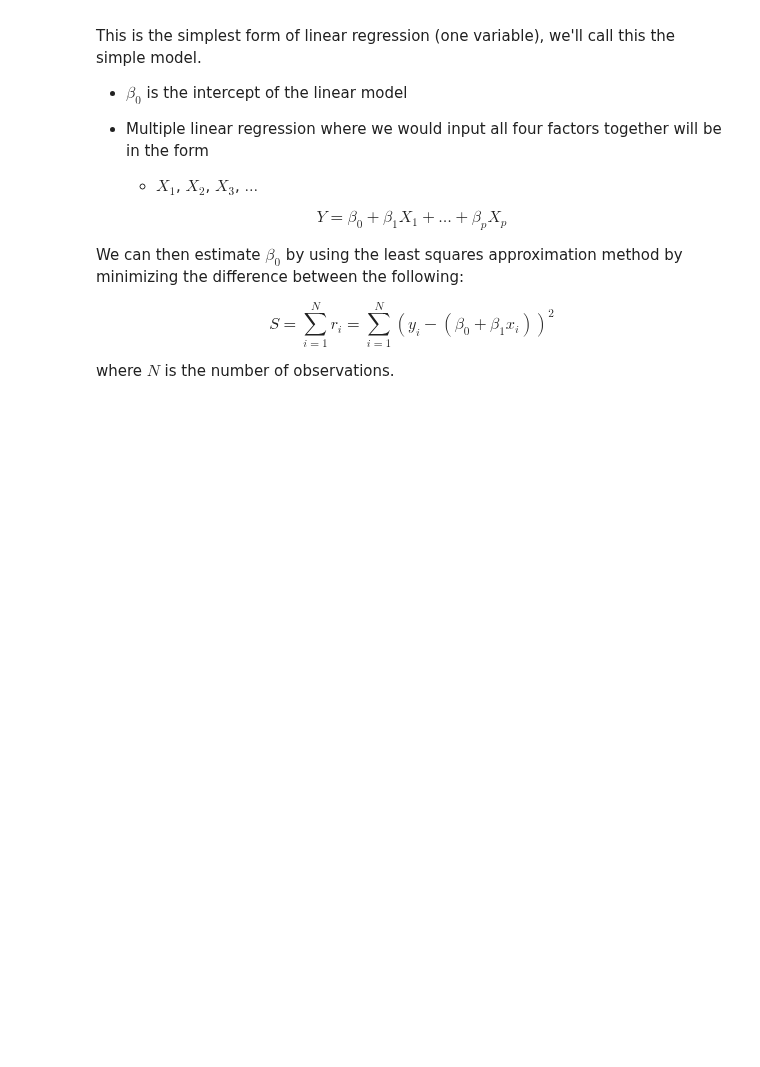
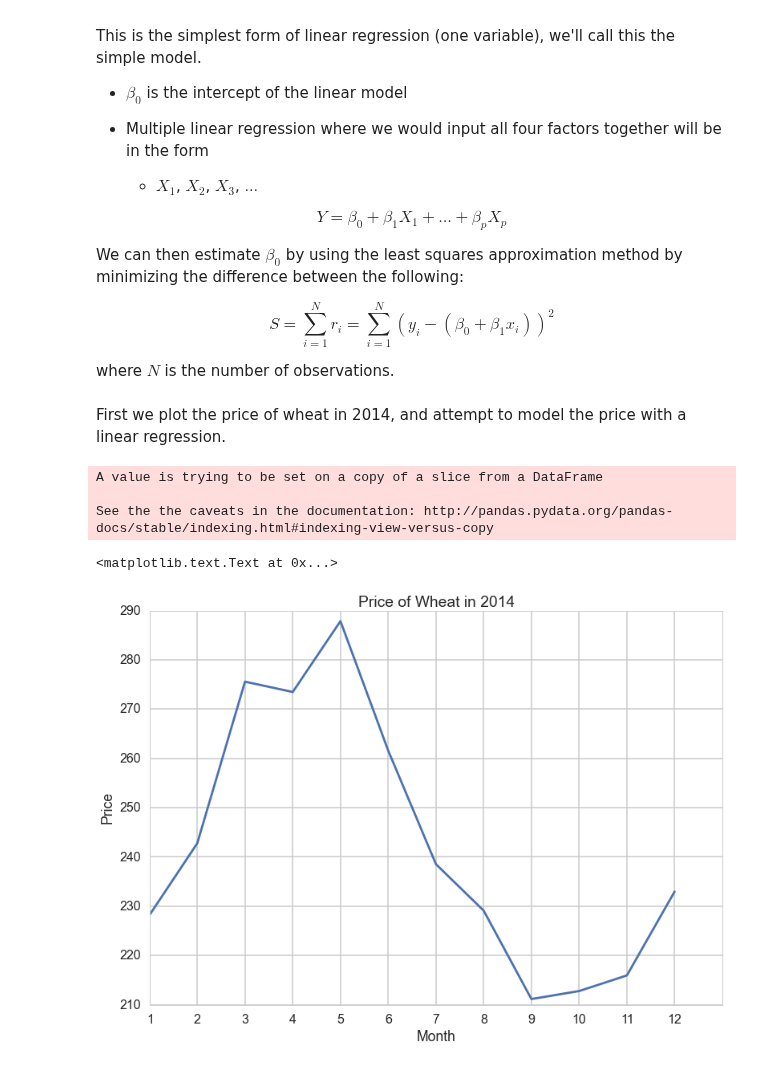
Before and after one commit to dwang953/109-Project, a Jupyter notebook: working_notebooks/NaiveLinearRegression.ipynb, the cells around one changed output. Saved outputs shown, nothing was run; the diff lists cells and outputs as text; code cells hidden in the pictures; blank space fills up the shorter version.

Commit message:
chippin on the naive model

```diff
--- a/working_notebooks/NaiveLinearRegression.ipynb
+++ b/working_notebooks/NaiveLinearRegression.ipynb
@@ -38,3 +38,25 @@ We can then estimate $\beta_0$ by using the least squares approximation method
 $$ S = \sum_{i=1}^N r_i = \sum_{i=1}^N (y_i - (\beta_0 + \beta_1 x_i))^2 $$
 
 where $N$ is the number of observations.
+# %% [markdown]
+First we plot the price of wheat in 2014, and attempt to model the price with a linear regression.
+# %%
+
+price_df=pd.read_csv("../cleaned_data/wheatprice_df.csv")
+
+months={'Jan':1,'Feb':2,'Mar':3,'Apr':4,'May':5,'Jun':6,'Jul':7,'Aug':8,'Sep':9,'Oct':10,'Nov':11,'Dec':12}
+for i in np.arange(len(price_df.index)):
+    price_df['month'][i]=months[price_df['month'][i]]
+
+price_2014 = price_df[price_df.year == 2014].reset_index()
+plt.plot(price_2014.price)
+plt.xticks(price_2014.index, price_2014.month)
+plt.xlabel('Month')
+plt.ylabel('Price')
+plt.title('Price of Wheat in 2014')
+# %% [output]
+A value is trying to be set on a copy of a slice from a DataFrame
+
+See the the caveats in the documentation: http://pandas.pydata.org/pandas-docs/stable/indexing.html#indexing-view-versus-copy
+<matplotlib.text.Text at 0x...>
+[figure, added]
```
Also changed, not shown: parts of 2 cells of this notebook.
